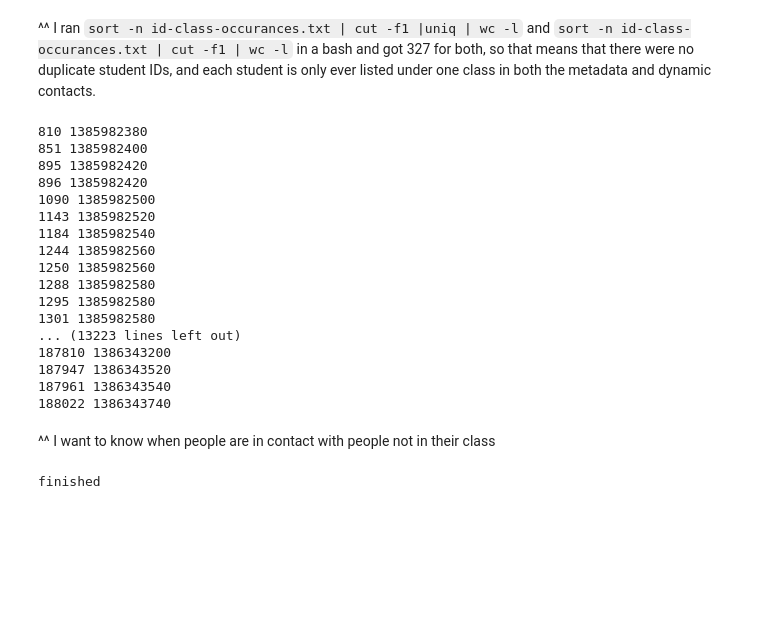
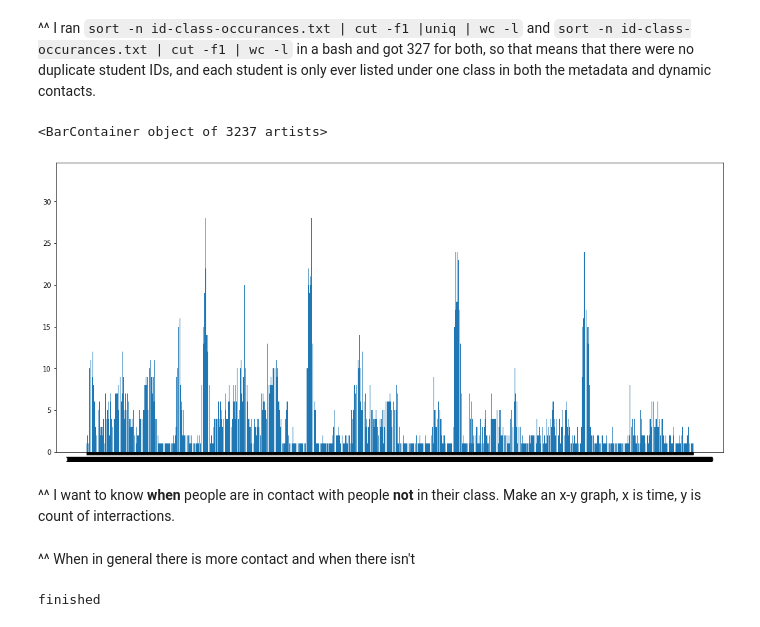
Before and after one commit to thetaspirit/hs-data-analysis, a Jupyter notebook: hs-contact-tracing.ipynb, the cells around one changed output. Cells and saved outputs as stored; diff of their text form; code cells hidden in the pictures; blank space fills up the shorter version.

Commit message:
added outside contact vs time graph

```diff
--- a/hs-contact-tracing.ipynb
+++ b/hs-contact-tracing.ipynb
@@ -39,33 +40,37 @@ f.close()
 # %% [markdown]
 ^^ I ran `sort -n id-class-occurances.txt | cut -f1 |uniq | wc -l` and `sort -n id-class-occurances.txt | cut -f1 | wc -l` in a bash and got 327 for both, so that means that there were no duplicate student IDs, and each student is only ever listed under one class in both the metadata and dynamic contacts.
+# %%
+outside_class_interractions = {}
+with open("data/original/High-School_data_2013.csv", 'r') as infile:
+    reader = csv.reader(infile, delimiter=" ")
+    for t, id1, id2, cls1, cls2 in reader:
+        if cls1 != cls2:
+            if t in outside_class_interractions:
+                outside_class_interractions[t] += 1
+            else:
+                outside_class_interractions[t] = 1
+
+f, ax = plt.subplots(figsize=(18,8)) # set the size that you'd like (width, height)
+x = list(outside_class_interractions.keys())
+y = list(outside_class_interractions.values())
+plt.bar(x,y)
+# %% [output]
+<BarContainer object of 3237 artists>
+[figure, added]
+# %% [markdown]
+^^ I want to know **when** people are in contact with people **not** in their class.  Make an x-y graph, x is time, y is count of interractions.
 # %%
+timestamp_frequency = {}
 with open("data/original/High-School_data_2013.csv", 'r') as infile:
     reader = csv.reader(infile, delimiter=" ")
     i = 0
     for t, id1, id2, cls1, cls2 in reader:
-        i += 1
-        if cls1 != cls2:
-            print(str(i) + " " + str(t))
+        if t in timestamp_frequency:
+            timestamp_frequency[t] += 1
+        else:
+            timestamp_frequency[t] = 1
-# %% [output]
-810 1385982380
-851 1385982400
-895 1385982420
-896 1385982420
-1090 1385982500
-1143 1385982520
-1184 1385982540
-1244 1385982560
-1250 1385982560
-1288 1385982580
-1295 1385982580
-1301 1385982580
-... (13223 lines left out)
-187810 1386343200
-187947 1386343520
-187961 1386343540
-188022 1386343740
-# %% [markdown]
-^^ I want to know when people are in contact with people not in their class
+# %% [markdown]
+^^ When in general there is more contact and when there isn't
 # %%
 friendships = [] #list of tuples from friendship data
 with open("data/original/Friendship-network_data_2013.csv", 'r') as infile:
```
Also changed, not shown: parts of 3 cells of this notebook.
